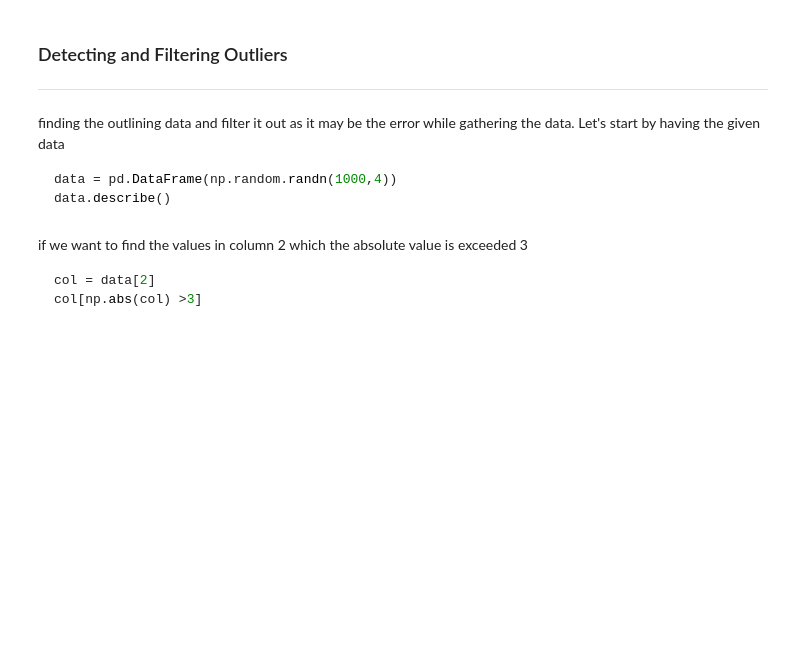
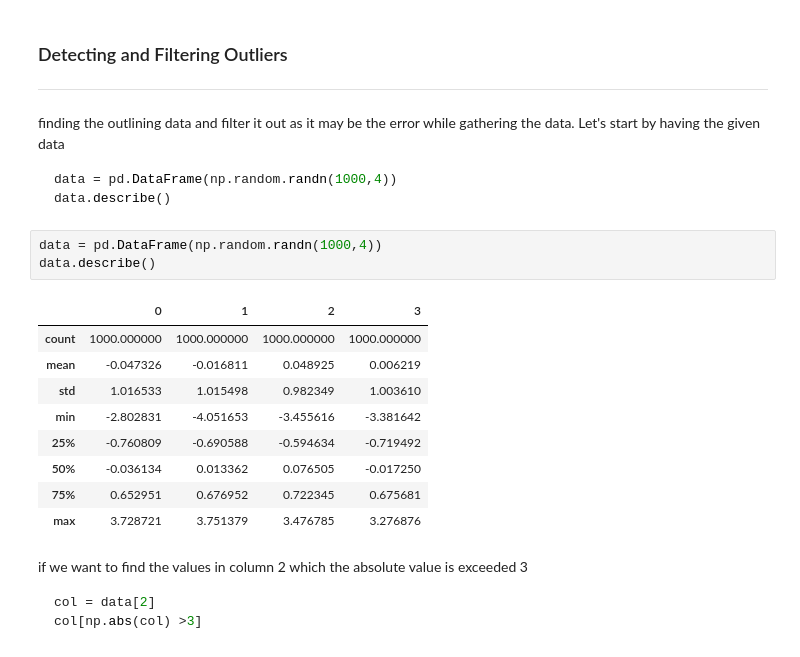
Before and after one commit to Natchar1/LectureNote_660632028, a Jupyter notebook: 07. Data Cleansing/07. Data Cleansing.ipynb, the cells around one changed output. Cells and saved outputs as stored; diff of their text form; blank space fills up the shorter version.

````diff
--- a/07. Data Cleansing/07. Data Cleansing.ipynb
+++ b/07. Data Cleansing/07. Data Cleansing.ipynb
@@ -473,6 +990,19 @@ Let's start by having the given data
 data = pd.DataFrame(np.random.randn(1000,4))
 data.describe()
 ```
+# %%
+data = pd.DataFrame(np.random.randn(1000,4))
+data.describe()
+# %% [output]
+|  | 0 | 1 | 2 | 3 |
+| count | 1000.000000 | 1000.000000 | 1000.000000 | 1000.000000 |
+| mean | -0.047326 | -0.016811 | 0.048925 | 0.006219 |
+| std | 1.016533 | 1.015498 | 0.982349 | 1.003610 |
+| min | -2.802831 | -4.051653 | -3.455616 | -3.381642 |
+| 25% | -0.760809 | -0.690588 | -0.594634 | -0.719492 |
+| 50% | -0.036134 | 0.013362 | 0.076505 | -0.017250 |
+| 75% | 0.652951 | 0.676952 | 0.722345 | 0.675681 |
+| max | 3.728721 | 3.751379 | 3.476785 | 3.276876 |
 # %% [markdown]
 if we want to find the values in column 2 which the absolute value is exceeded 3
 ```python
````
Also changed, not shown: parts of 85 cells of this notebook.
